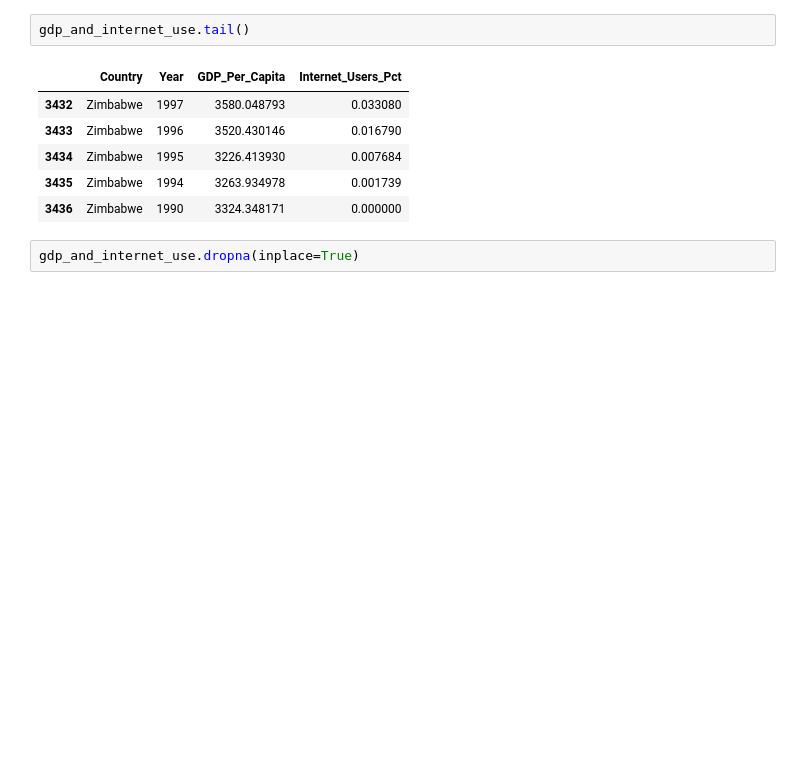
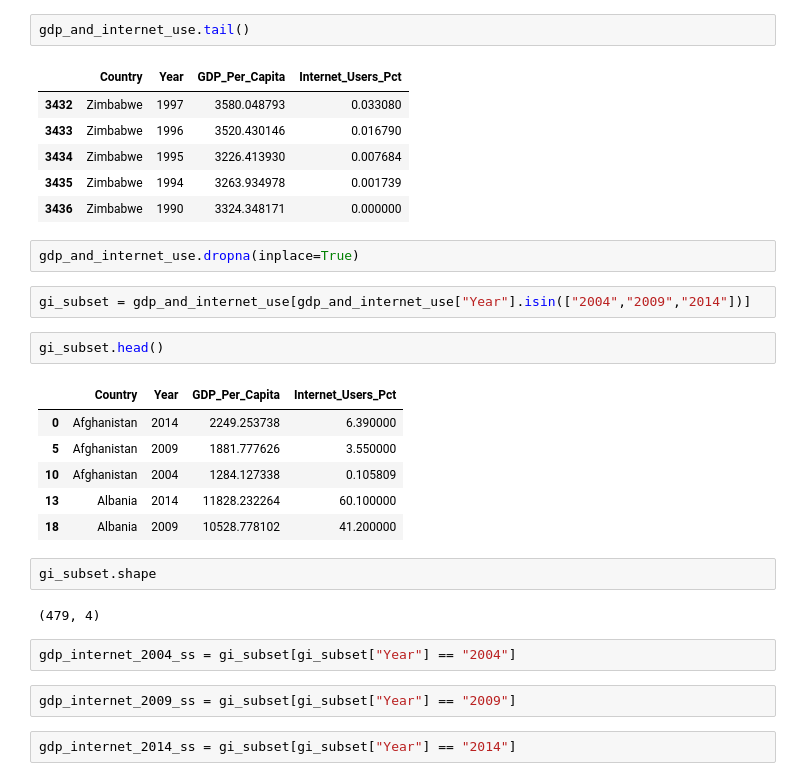
Before and after one commit to ripplesphere/dd3_gdp_internet, a Jupyter notebook: notebooks/un_data.ipynb, the cells around one changed output. Drawn from its saved outputs; the diff is of its cells as text; blank space fills up the shorter version.

```diff
--- a/notebooks/un_data.ipynb
+++ b/notebooks/un_data.ipynb
@@ -135,3 +135,24 @@ gdp_and_internet_use.tail()
 | 3436 | Zimbabwe | 1990 | 3324.348171 | 0.000000 |
 # %%
 gdp_and_internet_use.dropna(inplace=True)
+# %%
+gi_subset = gdp_and_internet_use[gdp_and_internet_use["Year"].isin(["2004","2009","2014"])]
+# %%
+gi_subset.head()
+# %% [output]
+|  | Country | Year | GDP_Per_Capita | Internet_Users_Pct |
+| 0 | Afghanistan | 2014 | 2249.253738 | 6.390000 |
+| 5 | Afghanistan | 2009 | 1881.777626 | 3.550000 |
+| 10 | Afghanistan | 2004 | 1284.127338 | 0.105809 |
+| 13 | Albania | 2014 | 11828.232264 | 60.100000 |
+| 18 | Albania | 2009 | 10528.778102 | 41.200000 |
+# %%
+gi_subset.shape
+# %% [output]
+(479, 4)
+# %%
+gdp_internet_2004_ss = gi_subset[gi_subset["Year"] == "2004"]
+# %%
+gdp_internet_2009_ss = gi_subset[gi_subset["Year"] == "2009"]
+# %%
+gdp_internet_2014_ss = gi_subset[gi_subset["Year"] == "2014"]
```
Also changed, not shown: parts of 15 cells of this notebook, 1 other file.
